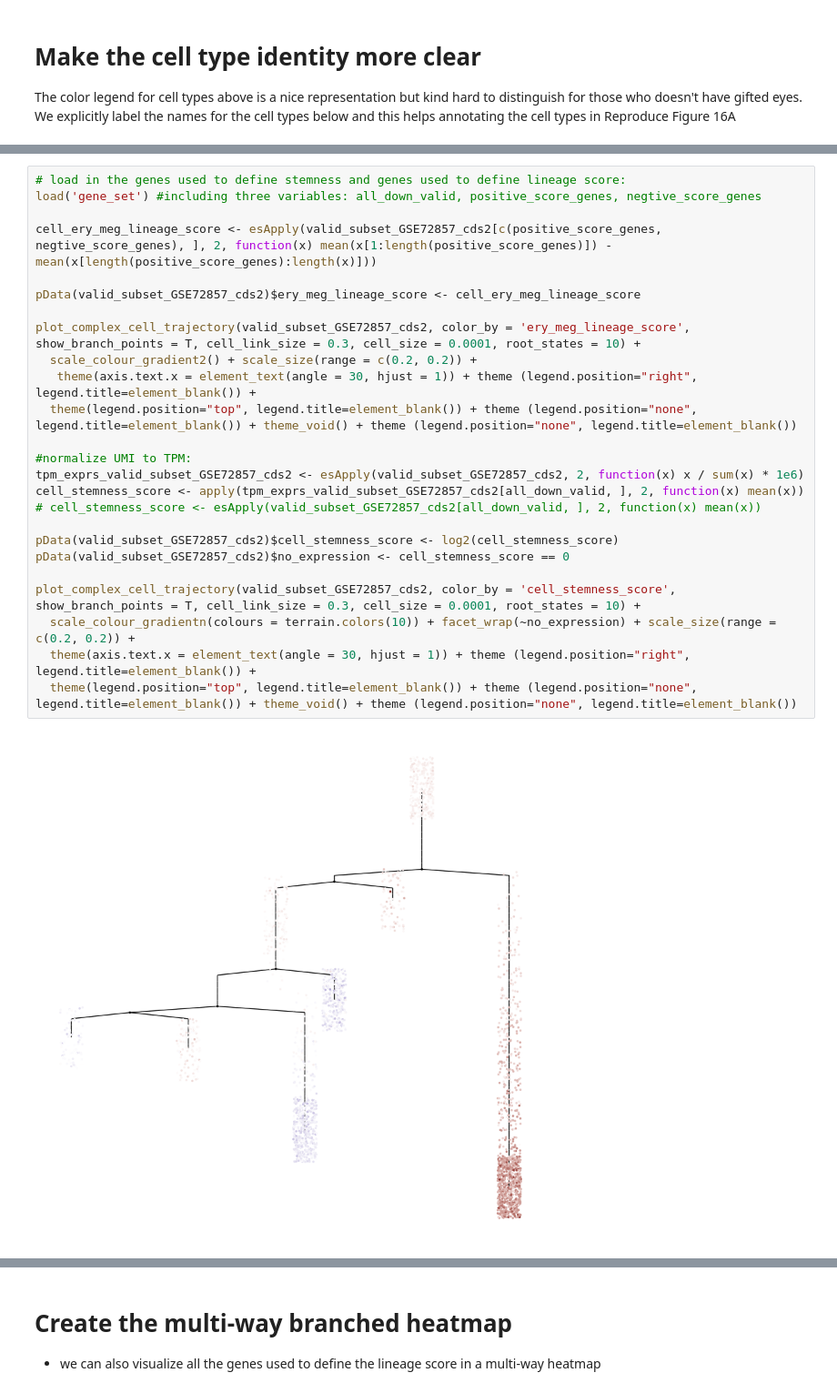
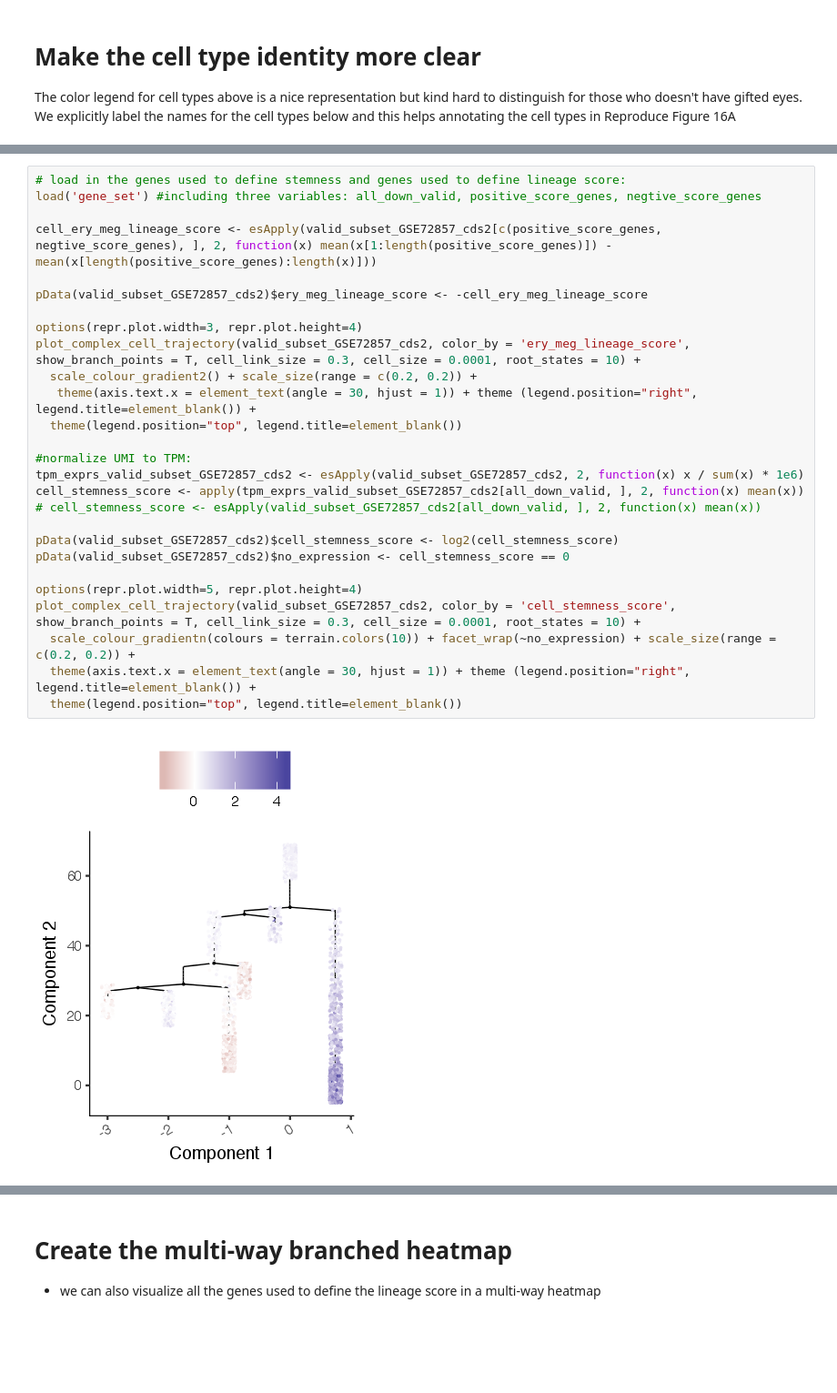
Before and after one commit to cole-trapnell-lab/monocle2-rge-paper, a Jupyter notebook: Paul_dataset_analysis_final.ipynb, the cells around one changed output, grey strips where cells are left out. Shown at 91% size. Saved outputs shown, nothing was run; the diff lists cells and outputs as text; blank space fills up the shorter version.

```diff
--- a/Paul_dataset_analysis_final.ipynb
+++ b/Paul_dataset_analysis_final.ipynb
@@ -157,27 +162,29 @@ Visualize the stemness / lineage score on the complex tree structure
 # %%
 # load in the genes used to define stemness and genes used to define lineage score:
 load('gene_set') #including three variables: all_down_valid, positive_score_genes, negtive_score_genes
 
 cell_ery_meg_lineage_score <- esApply(valid_subset_GSE72857_cds2[c(positive_score_genes, negtive_score_genes), ], 2, function(x) mean(x[1:length(positive_score_genes)]) - mean(x[length(positive_score_genes):length(x)]))
 
-pData(valid_subset_GSE72857_cds2)$ery_meg_lineage_score <- cell_ery_meg_lineage_score
+pData(valid_subset_GSE72857_cds2)$ery_meg_lineage_score <- -cell_ery_meg_lineage_score
 
+options(repr.plot.width=3, repr.plot.height=4)
 plot_complex_cell_trajectory(valid_subset_GSE72857_cds2, color_by = 'ery_meg_lineage_score', show_branch_points = T, cell_link_size = 0.3, cell_size = 0.0001, root_states = 10) +
   scale_colour_gradient2() + scale_size(range = c(0.2, 0.2)) +
    theme(axis.text.x = element_text(angle = 30, hjust = 1)) + theme (legend.position="right", legend.title=element_blank()) +
-  theme(legend.position="top", legend.title=element_blank()) + theme (legend.position="none", legend.title=element_blank()) + theme_void() + theme (legend.position="none", legend.title=element_blank())
+  theme(legend.position="top", legend.title=element_blank())
 
 #normalize UMI to TPM:
 tpm_exprs_valid_subset_GSE72857_cds2 <- esApply(valid_subset_GSE72857_cds2, 2, function(x) x / sum(x) * 1e6)
 cell_stemness_score <- apply(tpm_exprs_valid_subset_GSE72857_cds2[all_down_valid, ], 2, function(x) mean(x))
 # cell_stemness_score <- esApply(valid_subset_GSE72857_cds2[all_down_valid, ], 2, function(x) mean(x))
 
 pData(valid_subset_GSE72857_cds2)$cell_stemness_score <- log2(cell_stemness_score)
 pData(valid_subset_GSE72857_cds2)$no_expression <- cell_stemness_score == 0
 
+options(repr.plot.width=5, repr.plot.height=4)
 plot_complex_cell_trajectory(valid_subset_GSE72857_cds2, color_by = 'cell_stemness_score', show_branch_points = T, cell_link_size = 0.3, cell_size = 0.0001, root_states = 10) +
   scale_colour_gradientn(colours = terrain.colors(10)) + facet_wrap(~no_expression) + scale_size(range = c(0.2, 0.2)) +
   theme(axis.text.x = element_text(angle = 30, hjust = 1)) + theme (legend.position="right", legend.title=element_blank()) +
-  theme(legend.position="top", legend.title=element_blank()) + theme (legend.position="none", legend.title=element_blank()) + theme_void() + theme (legend.position="none", legend.title=element_blank())
+  theme(legend.position="top", legend.title=element_blank())
 # %% [output]
-[figure, old version]
+[figure, new version]
```
Also changed, not shown: parts of 12 cells of this notebook.
